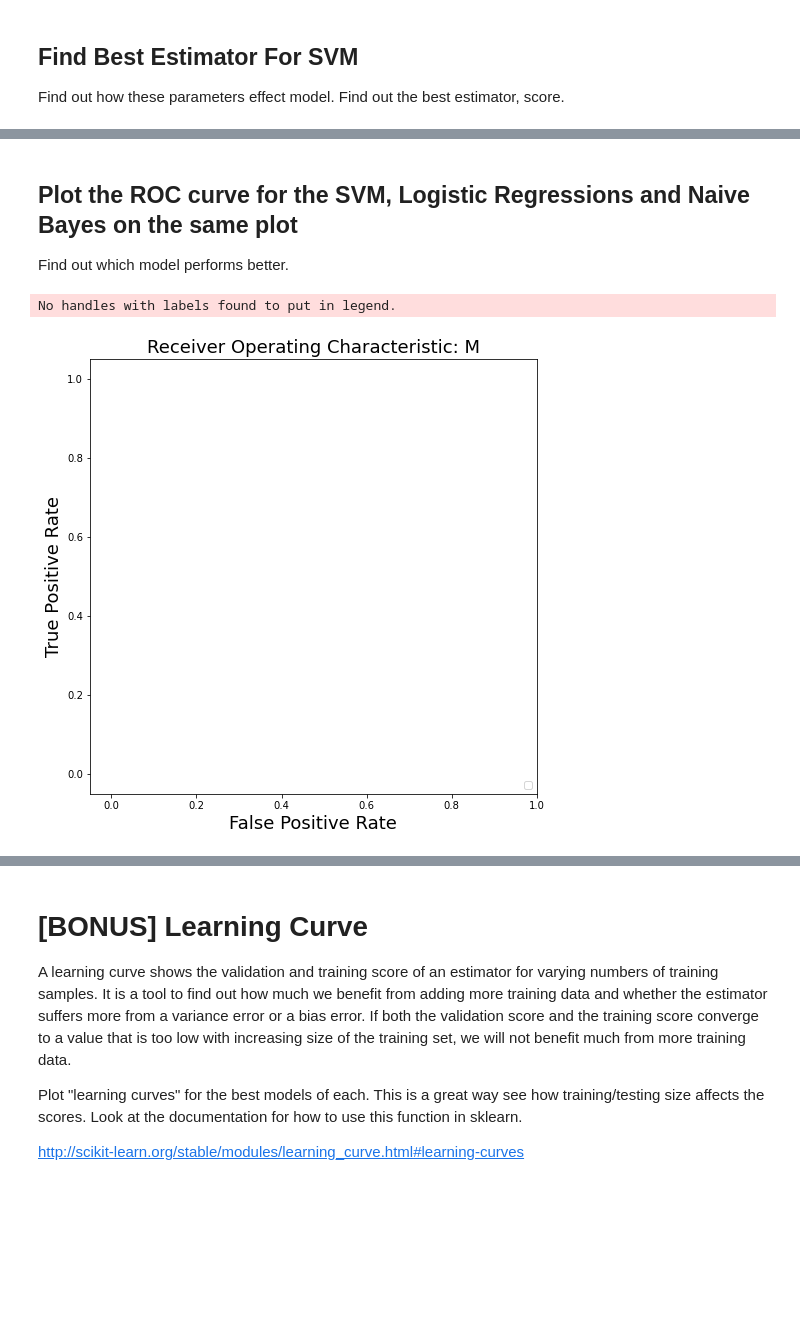
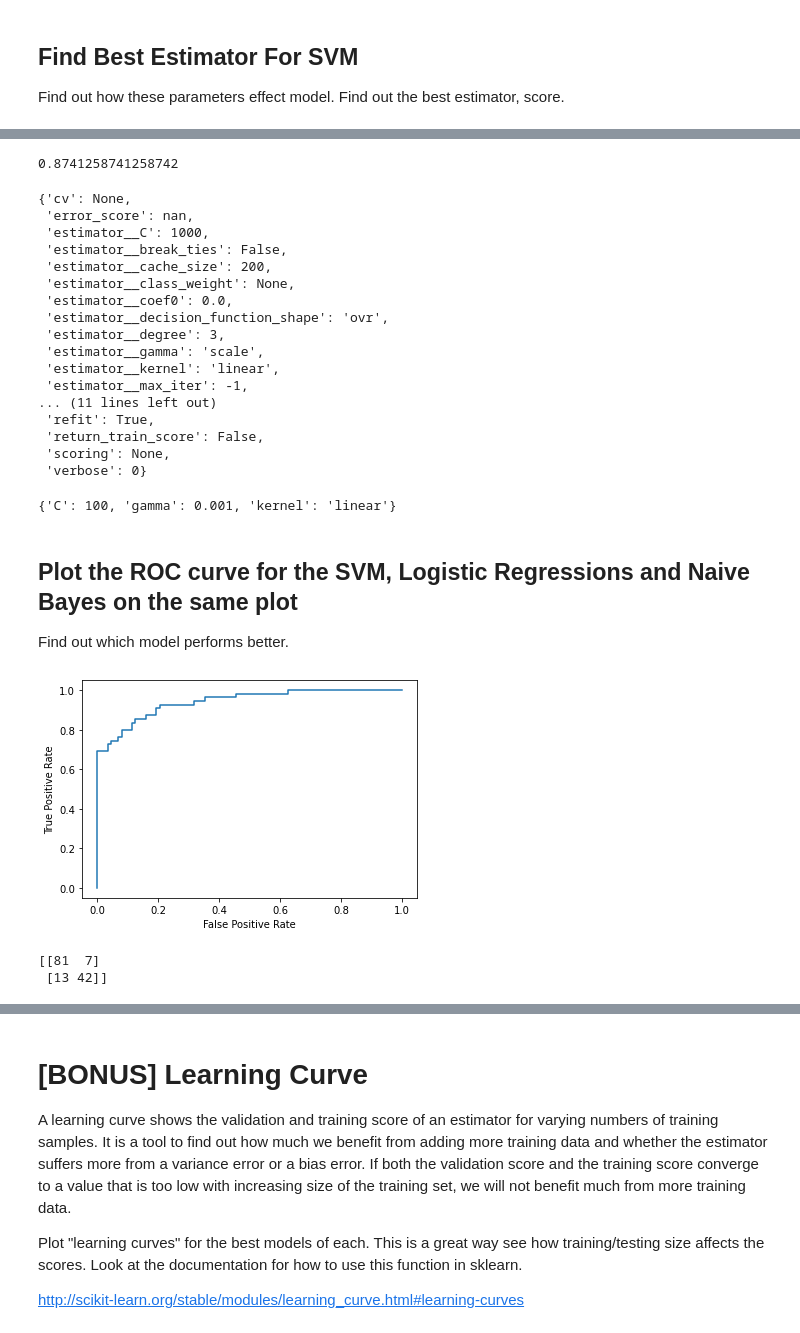
Before and after one commit to Anna-HuangJ/Anna_Repository, a Jupyter notebook: Labs/Lab 5/IOD_Lab 5.3.1.ipynb, the cells around one changed output, grey strips where cells are left out. Saved outputs shown, nothing was run; the diff lists cells and outputs as text; code cells hidden in the pictures; blank space fills up the shorter version.

```diff
--- a/Labs/Lab 5/IOD_Lab 5.3.1.ipynb
+++ b/Labs/Lab 5/IOD_Lab 5.3.1.ipynb
@@ -272,3 +272,7 @@ Use Naive Bayes and examine accuracy score, confusion matrix, classification rep
 - Define Target, Predictors
 - Train-Test Split
 - Evaluate Model
+# %%
+from sklearn.naive_bayes import GaussianNB
+gnb = GaussianNB()
+X_train, X_test, y_train, y_test = train_test_split(x, y, random_state = 1)
@@ -306,16 +442,49 @@ svc_params = {
+# %%
+model2.score(X_test, y_test)
+# %% [output]
+0.8741258741258742
+# %%
+model2.get_params()
+# %% [output]
+{'cv': None,
+ 'error_score': nan,
+ 'estimator__C': 1000,
+ 'estimator__break_ties': False,
+ 'estimator__cache_size': 200,
+ 'estimator__class_weight': None,
+ 'estimator__coef0': 0.0,
+ 'estimator__decision_function_shape': 'ovr',
+ 'estimator__degree': 3,
+ 'estimator__gamma': 'scale',
+ 'estimator__kernel': 'linear',
+ 'estimator__max_iter': -1,
+... (11 lines left out)
+ 'refit': True,
+ 'return_train_score': False,
+ 'scoring': None,
+ 'verbose': 0}
+# %%
+model2.best_params_
+# %% [output]
+{'C': 100, 'gamma': 0.001, 'kernel': 'linear'}
 # %% [markdown]
 ## Plot the ROC curve for the SVM, Logistic Regressions and Naive Bayes on the same plot
 
 Find out which model performs better.
-# %%
-plt.figure(figsize=[8,8])
-plt.xlim([-0.05, 1.0])
-plt.ylim([-0.05, 1.05])
-plt.xlabel('False Positive Rate', fontsize=18)
-plt.ylabel('True Positive Rate', fontsize=18)
-plt.title('Receiver Operating Characteristic: M', fontsize=18)
-plt.legend(loc="lower right")
-plt.show()
-# %% [output]
-No handles with labels found to put in legend.
-[figure, removed]
+# %%
+y_pred_proba = logreg.predict_proba(X_test)[::,1]
+fpr, tpr, _ = metrics.roc_curve(y_test,  y_pred_proba)
+#create ROC curve
+plt.plot(fpr,tpr)
+plt.ylabel('True Positive Rate')
+plt.xlabel('False Positive Rate')
+plt.show()
+# %% [output]
+[figure, added]
+# %%
+from sklearn import metrics
+y_pred_class = logreg.predict(X_test)
+print(metrics.confusion_matrix(y_test, y_pred_class))
+# %% [output]
+[[81  7]
+ [13 42]]
```
Also changed, not shown: parts of 23 cells of this notebook, 3 other files.
